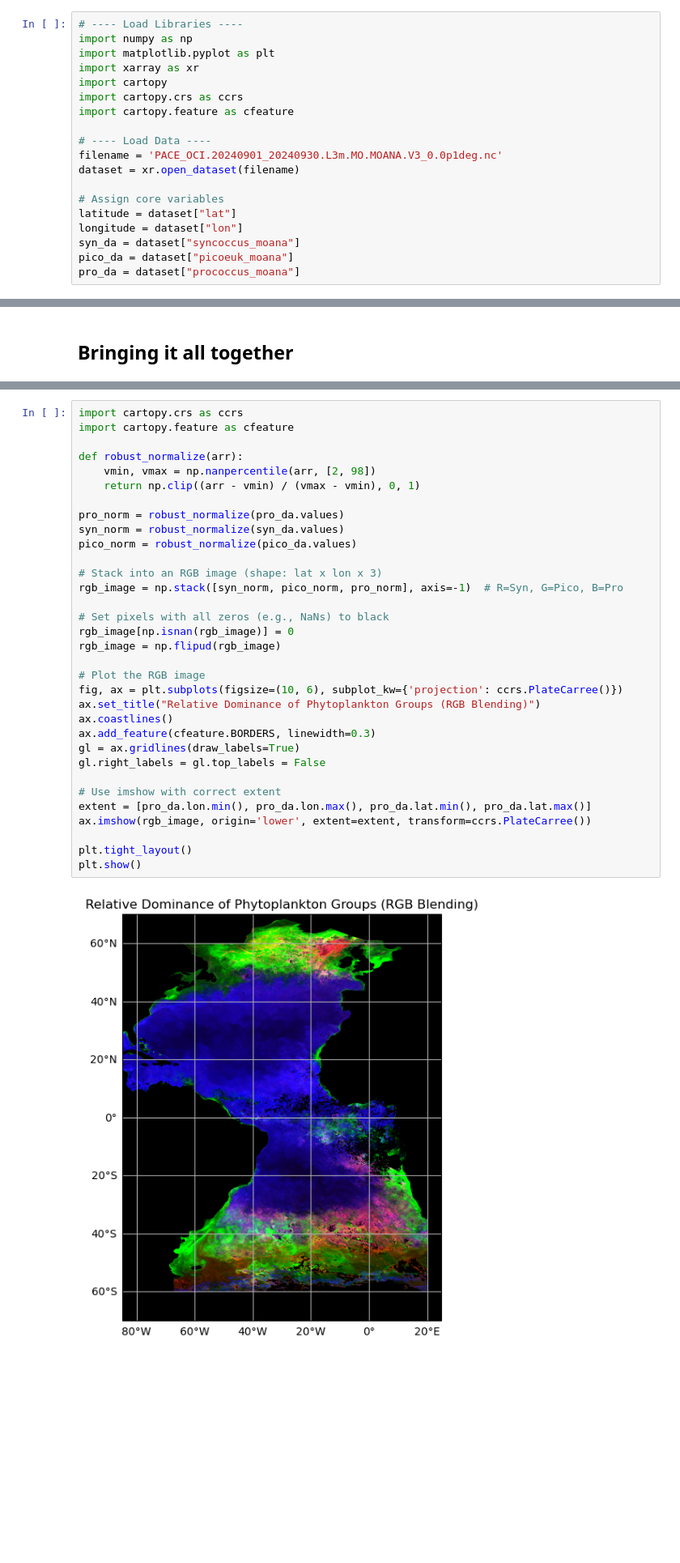
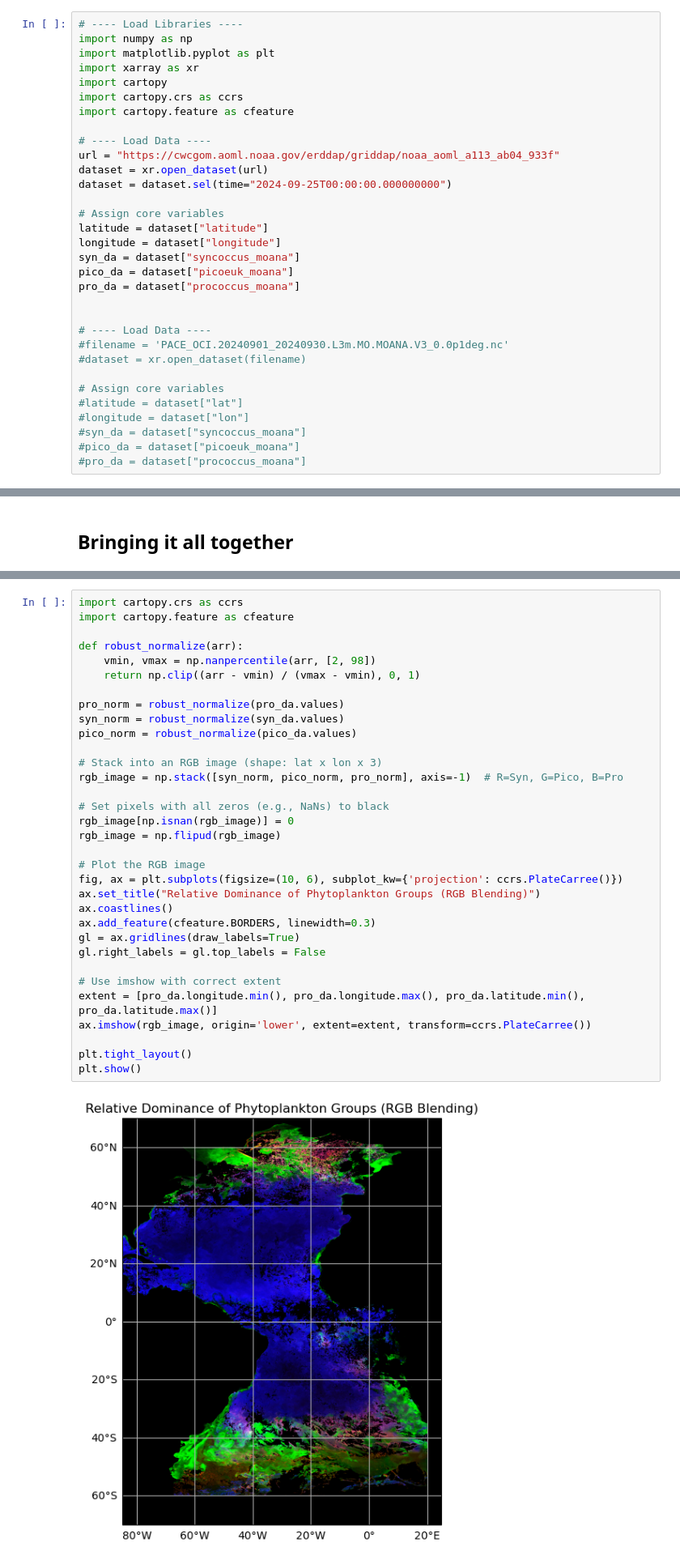
Before and after one commit to nmfs-opensci/EDMW-EarthData-Workshop-2025, a Jupyter notebook: tutorials/python/Tutorial_3_moana.ipynb, the cells around one changed output, grey strips where cells are left out. Shown at 81% size. Cells and saved outputs as stored; diff of their text form; blank space fills up the shorter version.

Commit message:
Updated Tutorial 3 to pull from ERDDAP

```diff
--- a/tutorials/python/Tutorial_3_moana.ipynb
+++ b/tutorials/python/Tutorial_3_moana.ipynb
@@ -29,15 +31,28 @@ import cartopy.crs as ccrs
 import cartopy.feature as cfeature
 
 # ---- Load Data ----
-filename = 'PACE_OCI.20240901_20240930.L3m.MO.MOANA.V3_0.0p1deg.nc'
-dataset = xr.open_dataset(filename)
+url = "https://cwcgom.aoml.noaa.gov/erddap/griddap/noaa_aoml_a113_ab04_933f"
+dataset = xr.open_dataset(url)
+dataset = dataset.sel(time="2024-09-25T00:00:00.000000000")
 
 # Assign core variables
-latitude = dataset["lat"]
-longitude = dataset["lon"]
+latitude = dataset["latitude"]
+longitude = dataset["longitude"]
 syn_da = dataset["syncoccus_moana"]
 pico_da = dataset["picoeuk_moana"]
 pro_da = dataset["prococcus_moana"]
+
+
+# ---- Load Data ----
+#filename = 'PACE_OCI.20240901_20240930.L3m.MO.MOANA.V3_0.0p1deg.nc'
+#dataset = xr.open_dataset(filename)
+
+# Assign core variables
+#latitude = dataset["lat"]
+#longitude = dataset["lon"]
+#syn_da = dataset["syncoccus_moana"]
+#pico_da = dataset["picoeuk_moana"]
+#pro_da = dataset["prococcus_moana"]
 # %% [markdown]
 ## It's map time again
 # %% [markdown]
@@ -197,35 +213,35 @@ import cartopy.feature as cfeature
 
 def robust_normalize(arr):
     vmin, vmax = np.nanpercentile(arr, [2, 98])
     return np.clip((arr - vmin) / (vmax - vmin), 0, 1)
 
 pro_norm = robust_normalize(pro_da.values)
 syn_norm = robust_normalize(syn_da.values)
 pico_norm = robust_normalize(pico_da.values)
 
 # Stack into an RGB image (shape: lat x lon x 3)
 rgb_image = np.stack([syn_norm, pico_norm, pro_norm], axis=-1)  # R=Syn, G=Pico, B=Pro
 
 # Set pixels with all zeros (e.g., NaNs) to black
 rgb_image[np.isnan(rgb_image)] = 0
 rgb_image = np.flipud(rgb_image)
 
 # Plot the RGB image
 fig, ax = plt.subplots(figsize=(10, 6), subplot_kw={'projection': ccrs.PlateCarree()})
 ax.set_title("Relative Dominance of Phytoplankton Groups (RGB Blending)")
 ax.coastlines()
 ax.add_feature(cfeature.BORDERS, linewidth=0.3)
 gl = ax.gridlines(draw_labels=True)
 gl.right_labels = gl.top_labels = False
 
 # Use imshow with correct extent
-extent = [pro_da.lon.min(), pro_da.lon.max(), pro_da.lat.min(), pro_da.lat.max()]
+extent = [pro_da.longitude.min(), pro_da.longitude.max(), pro_da.latitude.min(), pro_da.latitude.max()]
 ax.imshow(rgb_image, origin='lower', extent=extent, transform=ccrs.PlateCarree())
 
 plt.tight_layout()
 plt.show()
 # %% [output]
-[figure, old version]
+[figure, new version]
 # %% [markdown]
 Now you can really see where each phytoplankton class domianates, and through the gradational mixing of colors, we can see where, and to what degree they overlap. Neat, right?
 # %% [markdown]
```
Also changed, not shown: parts of 4 cells of this notebook.
